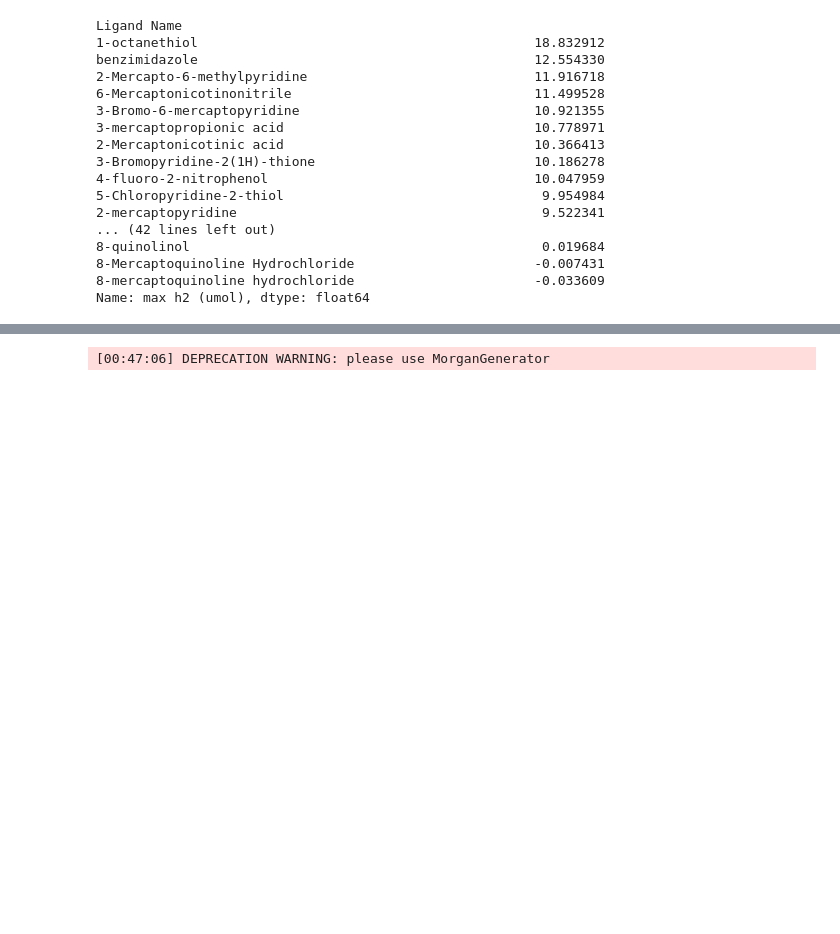
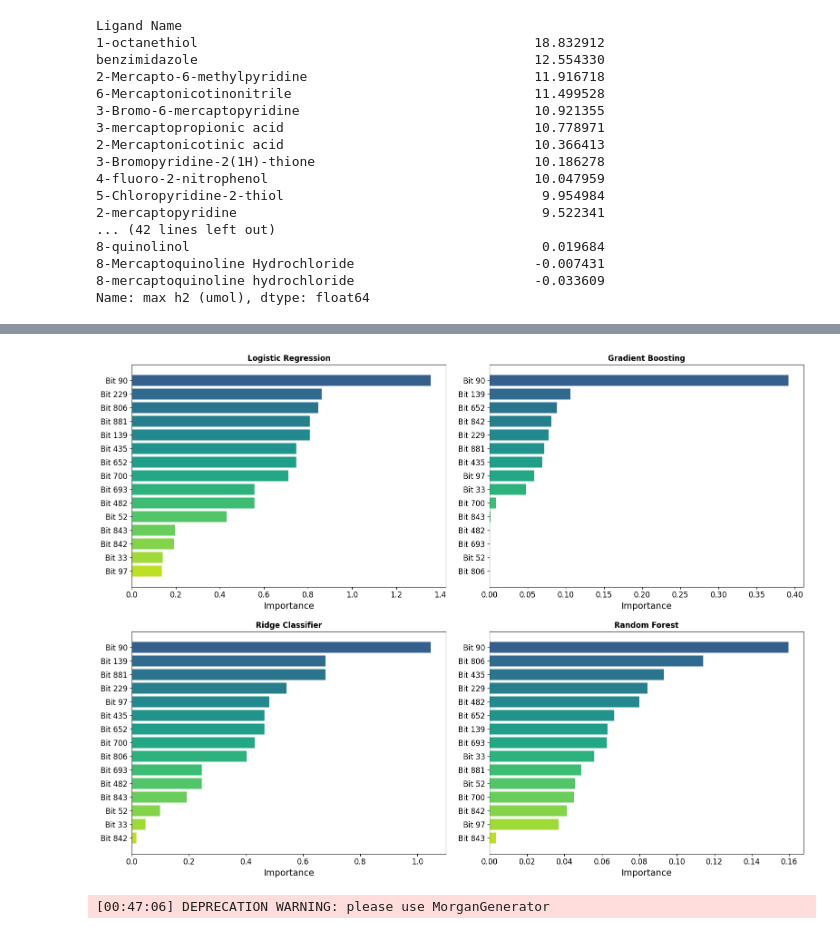
Before and after one commit to kareem-Abdelmaqsoud/HER-metal-complex-ligands, a Jupyter notebook: data_analysis.ipynb, the cells around one changed output, grey strips where cells are left out. Saved outputs shown, nothing was run; the diff lists cells and outputs as text; code cells hidden in the pictures; blank space fills up the shorter version.

```diff
--- a/data_analysis.ipynb
+++ b/data_analysis.ipynb
@@ -327,3 +354,56 @@ Logistic Regression         0.9091        0.9167     -0.0076
+# %%
+import numpy as np
+import matplotlib.pyplot as plt
+import seaborn as sns
+from sklearn.inspection import permutation_importance
+
+# --- Feature Importance Visualization ---
+fig, axes = plt.subplots(2, 2, figsize=(16, 12))
+axes = axes.flatten()
+
+# Reorder models: Logistic Regression, Ridge Classifier, Random Forest, Gradient Boosting
+model_order = ['Logistic Regression', 'Gradient Boosting', 'Ridge Classifier', 'Random Forest']
+
+for idx, name in enumerate(model_order):
+    model = clf[name]
+    ax = axes[idx]
+
+    if name in ['Random Forest', 'Gradient Boosting']:
+        # Random Forest and Gradient Boosting have feature_importances_
+        importances = model.feature_importances_
+
+    elif name in ['Logistic Regression', 'Ridge Classifier']:
+        # Linear models have coef_
+        coef = model.coef_
+        if coef.ndim > 1:
+            importances = np.abs(coef[0])  # Take first row if 2D
+        else:
+            importances = np.abs(coef)  # Already 1D
+
+    # Ensure importances is 1D array
+    importances = np.atleast_1d(importances)
+
+    # Create feature labels using top_indices
+    feature_labels = [f"Bit {top_indices[i]}" for i in range(len(importances))]
+
+    # Sort by importance
+    sorted_idx = np.argsort(importances)[::-1]
+    sorted_importances = importances[sorted_idx]
+    sorted_labels = [feature_labels[i] for i in sorted_idx]
+
+    # Plot
+    colors = plt.cm.viridis(np.linspace(0.3, 0.9, len(sorted_importances)))
+    bars = ax.barh(range(len(sorted_importances)), sorted_importances, color=colors)
+    ax.set_yticks(range(len(sorted_importances)))
+    ax.set_yticklabels(sorted_labels, fontsize=12)
+    ax.set_xlabel('Importance', fontsize=14)
+    ax.set_title(f'{name}', fontsize=12, fontweight='bold')
+    ax.invert_yaxis()
+
+plt.tight_layout()
+plt.show()
+# %% [output]
+[figure, added]
 # %%
 from rdkit import Chem
 from rdkit.Chem import AllChem, Draw
```
Also changed, not shown: parts of 1 cell of this notebook.
